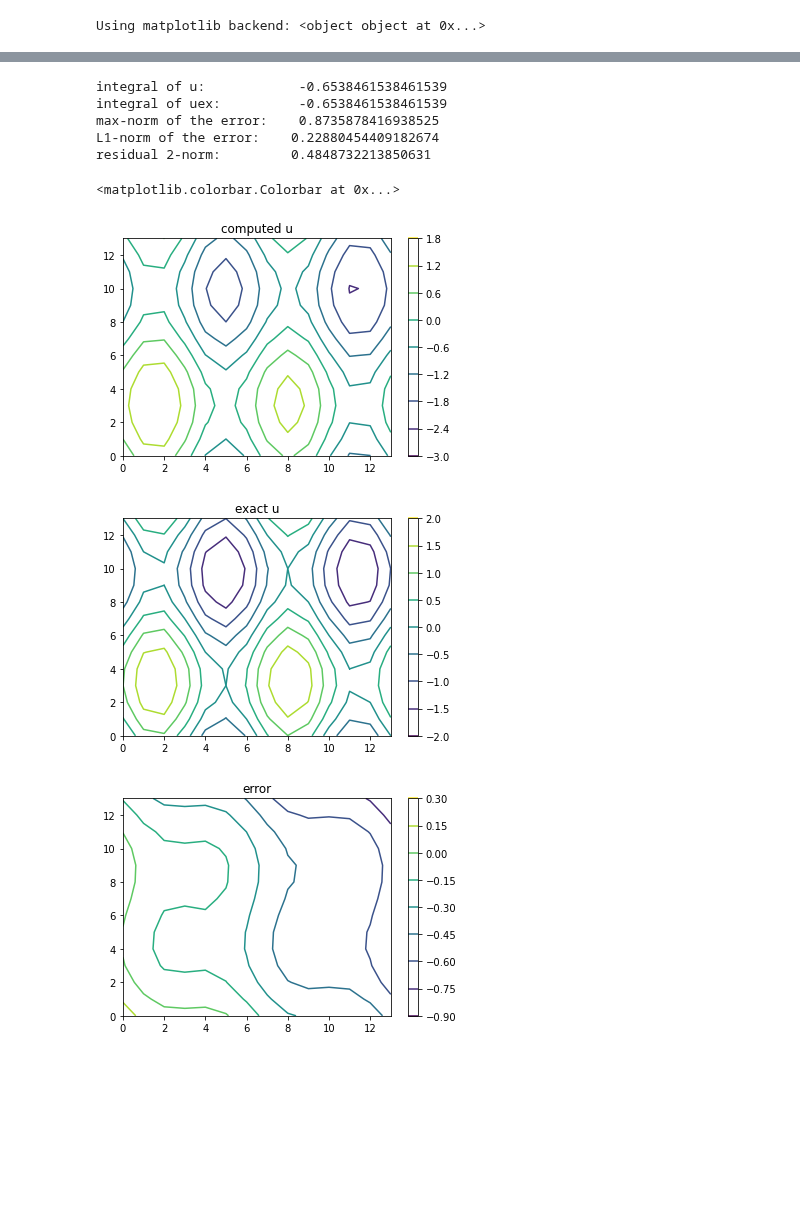
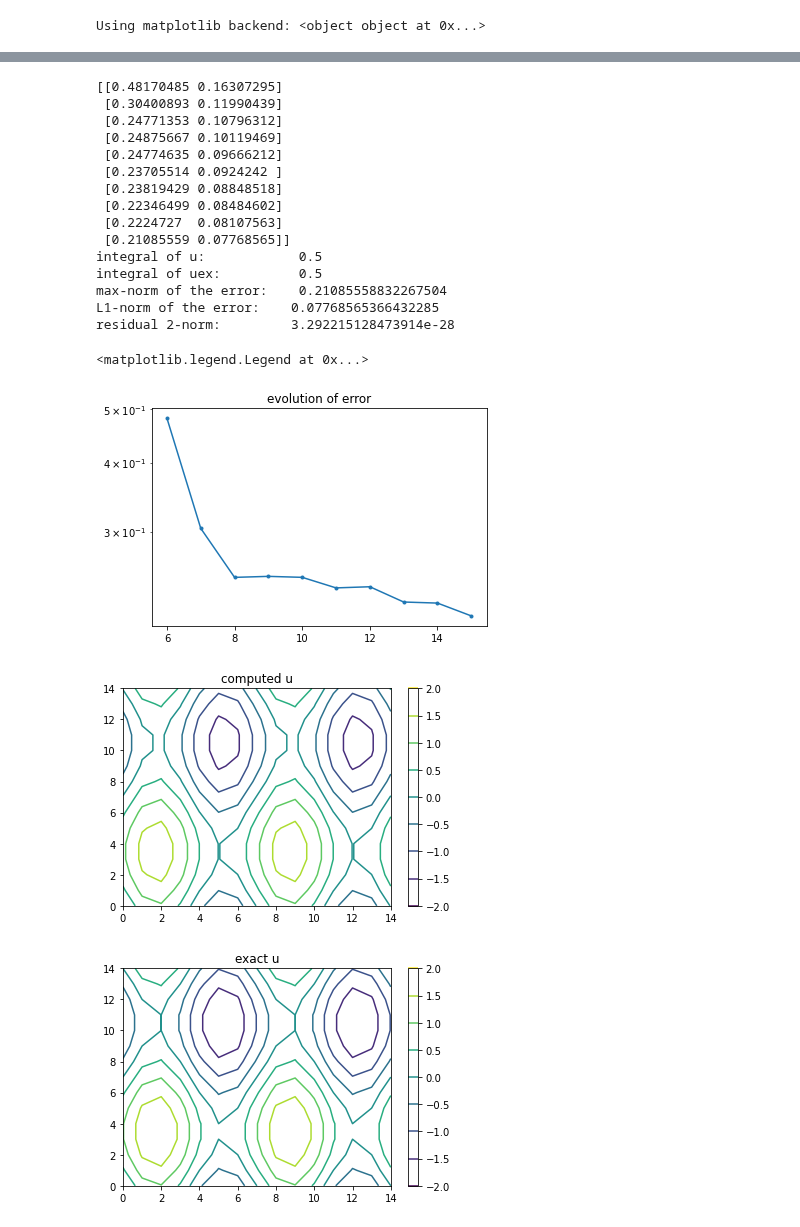
Before and after one commit to Benoit-Muller/Computational-Optimal-Transport, a Jupyter notebook: tests_BB.ipynb, the cells around one changed output, grey strips where cells are left out. Saved outputs shown, nothing was run; the diff lists cells and outputs as text; code cells hidden in the pictures; blank space fills up the shorter version.

```diff
--- a/tests_BB.ipynb
+++ b/tests_BB.ipynb
@@ -96,26 +99,28 @@ import matplotlib.pyplot as plt
 
 from poisson import *
 
-nn = 5 + 2*np.arange(5)
+nn = 6 + np.arange(10)
 order = "F"
 
-uex = lambda x,y,z: -1 + x**2 + np.sin(2*np.pi*y) + np.sin(4*np.pi*z)
-f = lambda x,y,z:  0*x + 2 - (2*np.pi)**2 * np.sin(2*np.pi*y) - (4*np.pi)**2 * np.sin(4*np.pi*z)
-err = np.empty_like(nn)
+#uex = lambda x,y,z: -1 + x**2 + np.sin(2*np.pi*y) + np.sin(4*np.pi*z)
+#f = lambda x,y,z:  0*x + 2 - (2*np.pi)**2 * np.sin(2*np.pi*y) - (4*np.pi)**2 * np.sin(4*np.pi*z)
+
+uex = lambda x,y,z: x + np.sin(2*np.pi*y) + np.sin(4*np.pi*z)
+f = lambda x,y,z:  0*x - (2*np.pi)**2 * np.sin(2*np.pi*y) - (4*np.pi)**2 * np.sin(4*np.pi*z)
+
+err = np.zeros((len(nn),2))
 for i,n in enumerate(nn):
     x=np.linspace(0,1,n)[:,None,None]
     y=np.linspace(0,1,n)[None,:,None]
     z=np.linspace(0,1,n)[None,None,:]
     uex_vect = uex(x,y,z)
     f_vect = f(x,y,z)
-    g_vect = np.array([np.zeros((n,n)), 2*np.ones((n,n))])
+    g_vect = np.array([np.ones((n,n)), np.ones((n,n))])
 
-    u,A,b,u_vect = poisson(f_vect,g_vect)
+    u,A,b,u_vect,res,rank,s = poisson(f_vect,g_vect)
 
     u = u - np.mean(u) + np.mean(uex_vect)
-    res = A.dot(u_vect) - b
-    err[i] = np.max(np.abs(u-uex_vect))
-plt.semilogy(nn,err,'.-')
+    err[i,0],err[i,1] = np.max(np.abs(u-uex_vect)),np.mean(np.abs(u-uex_vect))
 # %% [output]
 The autoreload extension is already loaded. To reload it, use:
   %reload_ext autoreload
@@ -123,32 +129,53 @@ KeyboardInterrupt:
 # %%
+%matplotlib inline
+
+plt.semilogy(nn,err[:,0],'.-')
+plt.title("evolution of error")
+
+print(err)
 print("integral of u:           ", np.sum(u) / n**3)
 print("integral of uex:         ", np.sum(uex_vect) / n**3)
 print("max-norm of the error:   ", np.max(np.abs(u-uex_vect)))
 print("L1-norm of the error:   ", np.mean(np.abs(u-uex_vect)))
 print("residual 2-norm:        ", np.linalg.norm(res))
 
-i=n-1
+i= 0
 plt.figure()
 plt.title("computed u")
 plt.contour(u[i,:,:])
 plt.colorbar()
 
 plt.figure()
 plt.title("exact u")
 plt.contour(uex_vect[i,:,:])
 plt.colorbar()
 
 plt.figure()
 plt.title("error")
-plt.contour((u-uex_vect)[i,:,:])
+plt.pcolormesh((u-uex_vect)[i,:,:])
 plt.colorbar()
+
+plt.figure()
+plt.plot(u[:,i,i])
+plt.plot(uex_vect[:,i,i],"green")
+plt.legend(["computed","true"])
 # %% [output]
-integral of u:            -0.6538461538461539
-integral of uex:          -0.6538461538461539
-max-norm of the error:    0.8735878416938525
-L1-norm of the error:    0.22880454409182674
-residual 2-norm:         0.4848732213850631
+[[0.48170485 0.16307295]
+ [0.30400893 0.11990439]
+ [0.24771353 0.10796312]
+ [0.24875667 0.10119469]
+ [0.24774635 0.09666212]
+ [0.23705514 0.0924242 ]
+ [0.23819429 0.08848518]
+ [0.22346499 0.08484602]
+ [0.2224727  0.08107563]
+ [0.21085559 0.07768565]]
+integral of u:            0.5
+integral of uex:          0.5
+max-norm of the error:    0.21085558832267504
+L1-norm of the error:    0.07768565366432285
+residual 2-norm:         3.292215128473914e-28
-<matplotlib.colorbar.Colorbar at 0x...>
+<matplotlib.legend.Legend at 0x...>
-[figure, old version]
+[figure, new version]
-[figure, old version]
+[figure, new version]
-[figure, old version]
+[figure, new version]
```
Also changed, not shown: parts of 6 cells of this notebook, 1 other file.
